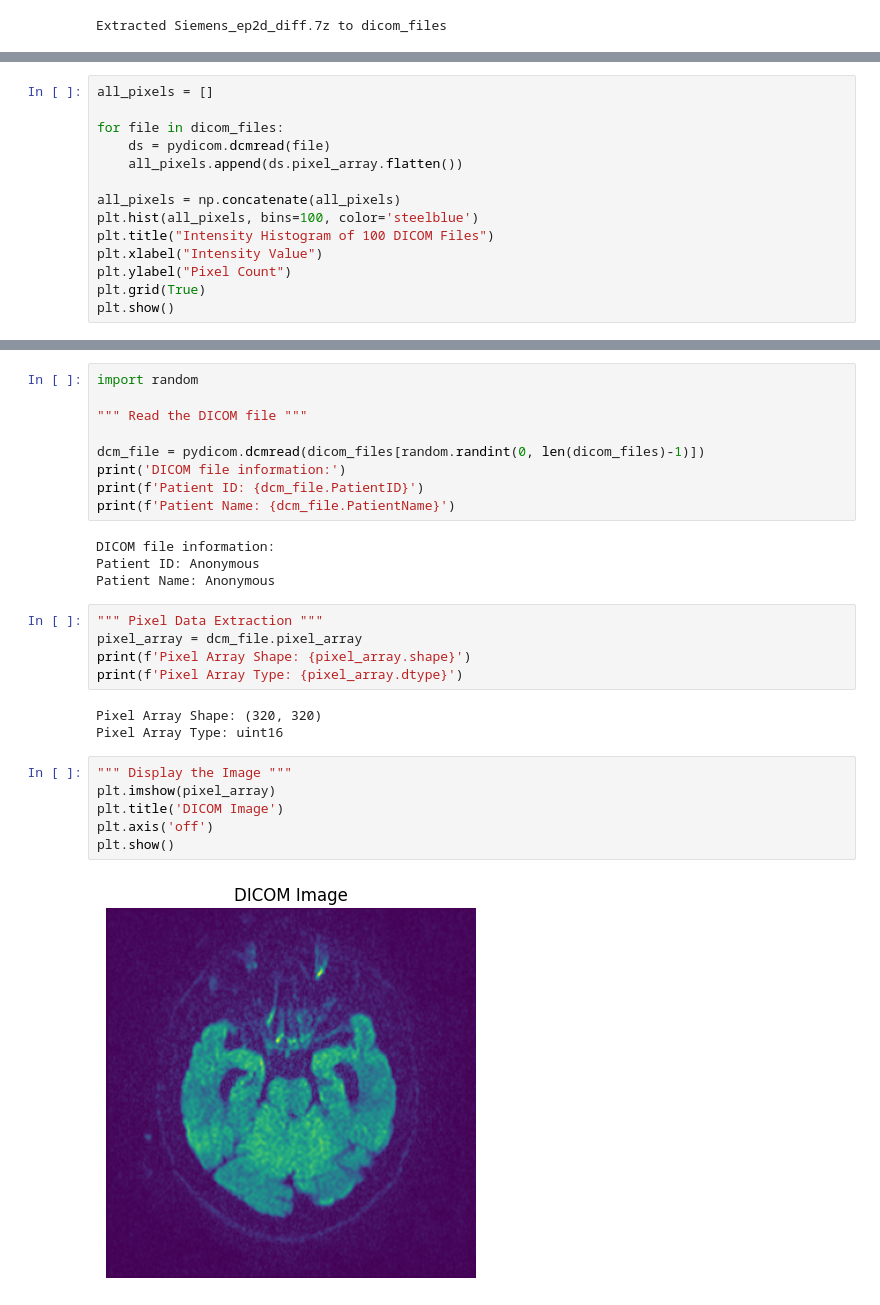
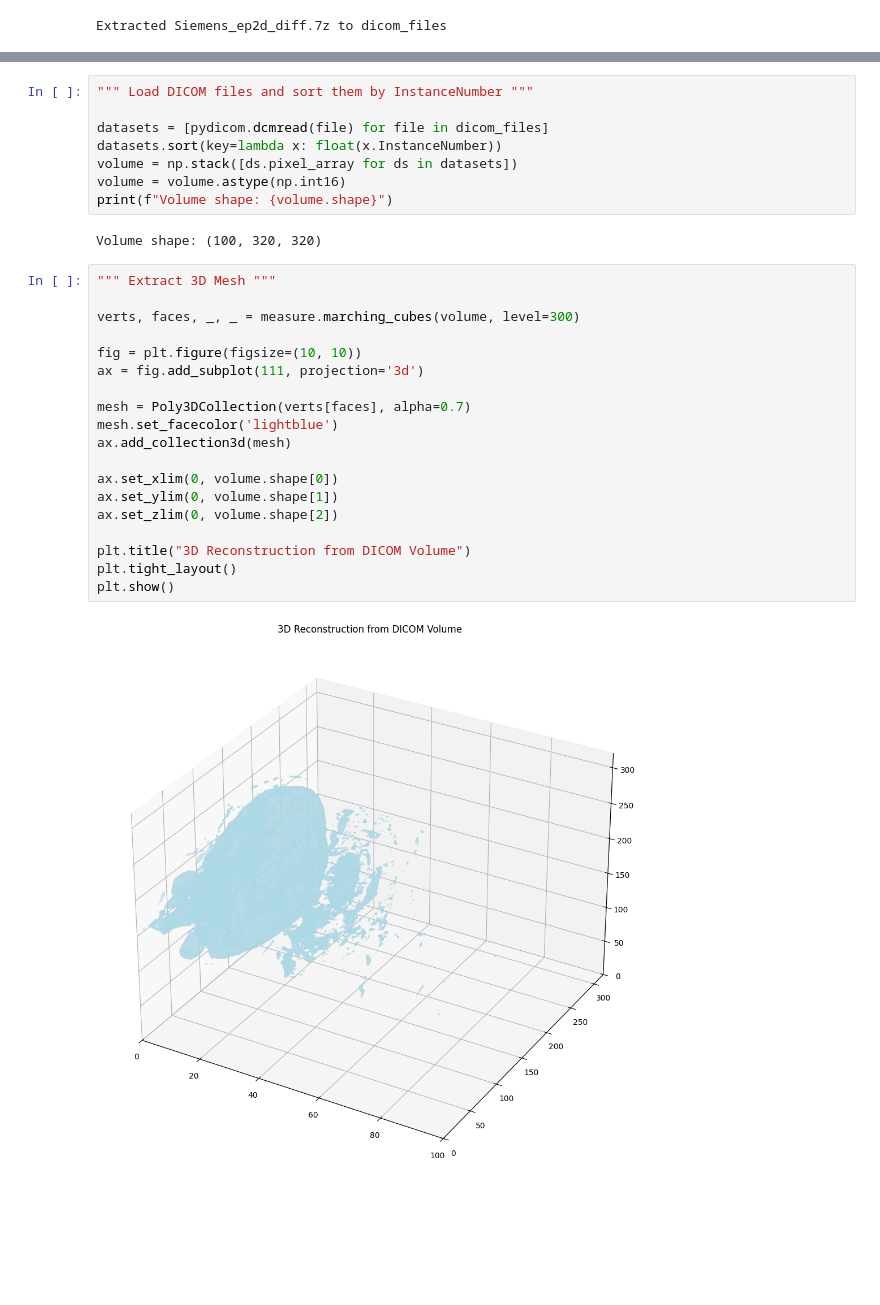
Before and after one commit to hendrapaiton/Biometric, a Jupyter notebook: dicom.ipynb, the cells around one changed output, grey strips where cells are left out. Drawn from its saved outputs; the diff is of its cells as text; blank space fills up the shorter version.

```diff
--- a/dicom.ipynb
+++ b/dicom.ipynb
@@ -52,14 +53,0 @@ Found 100 DICOM files
-# %%
-all_pixels = []
-
-for file in dicom_files:
-    ds = pydicom.dcmread(file)
-    all_pixels.append(ds.pixel_array.flatten())
-
-all_pixels = np.concatenate(all_pixels)
-plt.hist(all_pixels, bins=100, color='steelblue')
-plt.title("Intensity Histogram of 100 DICOM Files")
-plt.xlabel("Intensity Value")
-plt.ylabel("Pixel Count")
-plt.grid(True)
-plt.show()
@@ -68,29 +54,31 @@ plt.show()
-# %%
-import random
-
-""" Read the DICOM file """
-
-dcm_file = pydicom.dcmread(dicom_files[random.randint(0, len(dicom_files)-1)])
-print('DICOM file information:')
-print(f'Patient ID: {dcm_file.PatientID}')
-print(f'Patient Name: {dcm_file.PatientName}')
-# %% [output]
-DICOM file information:
-Patient ID: Anonymous
-Patient Name: Anonymous
-# %%
-""" Pixel Data Extraction """
-pixel_array = dcm_file.pixel_array
-print(f'Pixel Array Shape: {pixel_array.shape}')
-print(f'Pixel Array Type: {pixel_array.dtype}')
-# %% [output]
-Pixel Array Shape: (320, 320)
-Pixel Array Type: uint16
-# %%
-""" Display the Image """
-plt.imshow(pixel_array)
-plt.title('DICOM Image')
-plt.axis('off')
-plt.show()
-# %% [output]
-[figure, removed]
+# %%
+""" Load DICOM files and sort them by InstanceNumber """
+
+datasets = [pydicom.dcmread(file) for file in dicom_files]
+datasets.sort(key=lambda x: float(x.InstanceNumber))
+volume = np.stack([ds.pixel_array for ds in datasets])
+volume = volume.astype(np.int16)
+print(f"Volume shape: {volume.shape}")
+# %% [output]
+Volume shape: (100, 320, 320)
+# %%
+""" Extract 3D Mesh """
+
+verts, faces, _, _ = measure.marching_cubes(volume, level=300)
+
+fig = plt.figure(figsize=(10, 10))
+ax = fig.add_subplot(111, projection='3d')
+
+mesh = Poly3DCollection(verts[faces], alpha=0.7)
+mesh.set_facecolor('lightblue')
+ax.add_collection3d(mesh)
+
+ax.set_xlim(0, volume.shape[0])
+ax.set_ylim(0, volume.shape[1])
+ax.set_zlim(0, volume.shape[2])
+
+plt.title("3D Reconstruction from DICOM Volume")
+plt.tight_layout()
+plt.show()
+# %% [output]
+[figure, added]
```
Also changed, not shown: parts of 3 cells of this notebook.
